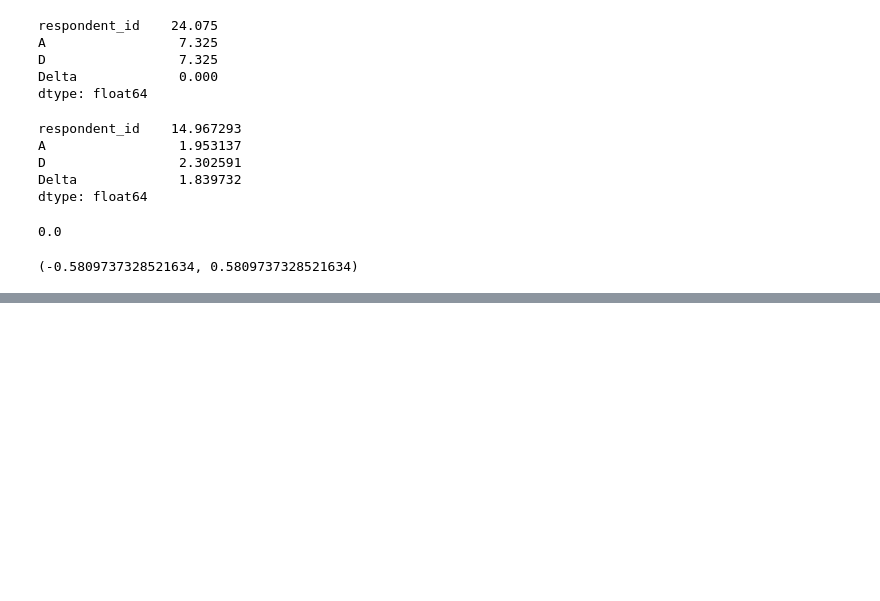
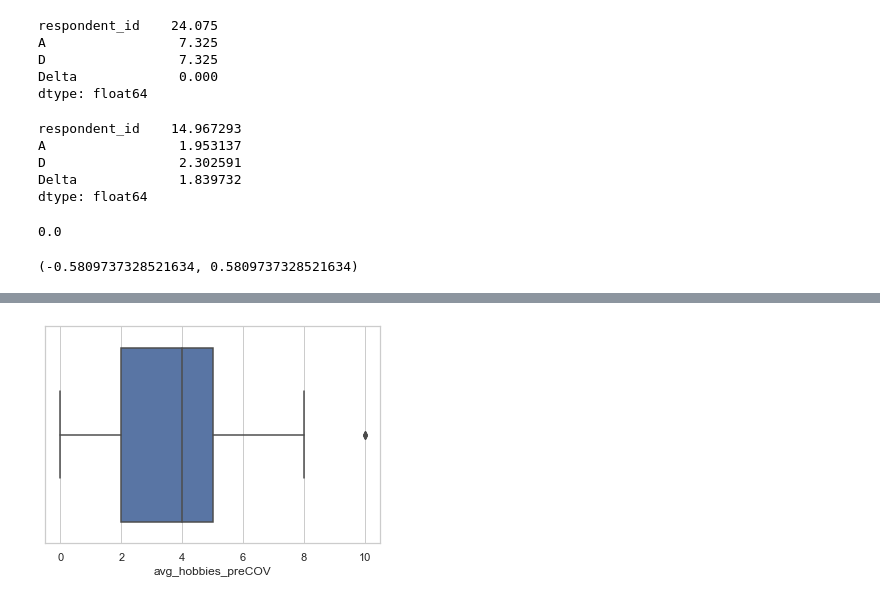
Before and after one commit to cfmago/Project-Week-6, a Jupyter notebook: your-project/week-6-project-plots.ipynb, the cells around one changed output, grey strips where cells are left out. Saved outputs shown, nothing was run; the diff lists cells and outputs as text; code cells hidden in the pictures; blank space fills up the shorter version.

```diff
--- a/your-project/week-6-project-plots.ipynb
+++ b/your-project/week-6-project-plots.ipynb
@@ -457,0 +511,12 @@ t_dist.interval(0.95)
+# %%
+# physical activity pre-Cov
+
+x = data['avg_phy-act_preCOV']
+
+sns.set(style="whitegrid")
+
+ax = sns.boxplot(x, palette="deep")
+
+plt.savefig('Figures/phyact_preCOV_box.jpg')
+
+plt.show()
@@ -457,0 +525,12 @@ t_dist.interval(0.95)
+# %%
+# physical activity post-Cov
+
+x = data['avg_phy-act_postCOV']
+
+sns.set(style="whitegrid")
+
+ax = sns.boxplot(x, palette="deep")
+
+plt.savefig('Figures/phyact_postCOV_box.jpg')
+
+plt.show()
@@ -457,0 +539,14 @@ t_dist.interval(0.95)
+# %%
+# hobbies pre-Cov
+
+x = data['avg_hobbies_preCOV']
+
+sns.set(style="whitegrid")
+
+ax = sns.boxplot(x, palette="deep")
+
+plt.savefig('Figures/hobbies_preCOV_box.jpg')
+
+plt.show()
+# %% [output]
+[figure, added]
```
Also changed, not shown: parts of 16 cells of this notebook, 18 other files.
